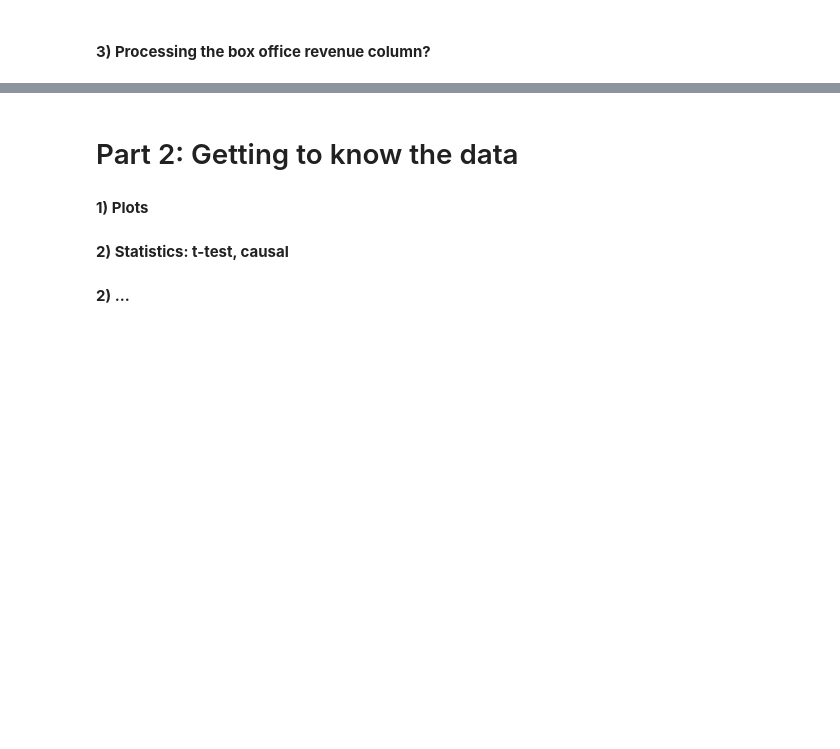
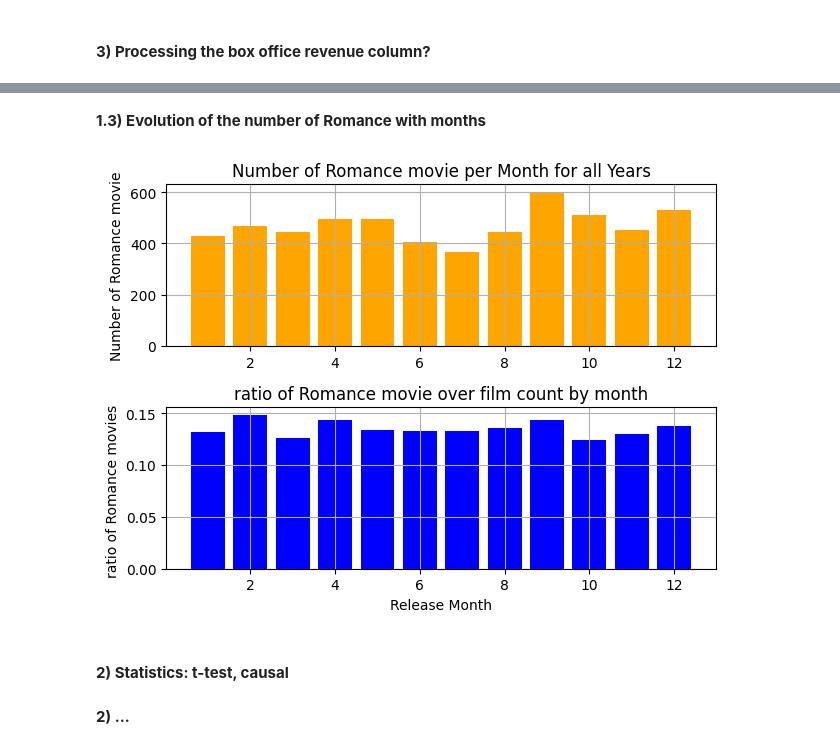
Before and after one commit to epfl-ada/ada-2023-project-dat4k, a Jupyter notebook: P2_final.ipynb, the cells around one changed output, grey strips where cells are left out. Cells and saved outputs as stored; diff of their text form; code cells hidden in the pictures; blank space fills up the shorter version.

```diff
--- a/P2_final.ipynb
+++ b/P2_final.ipynb
@@ -358,5 +384,9 @@ df_clean_genre.to_csv('Data/movie.metadata.genres.tsv', sep='\t')
+# %% [markdown]
+**1.3) Evolution of the number of Romance with months**
+# %%
+genre_distribution_over_month(df_clean_genre, 'Romance', film_counts_month)
+# %% [output]
+[figure, added]
 # %% [markdown]
-# Part 2: Getting to know the data
-#### **1) Plots**
 #### **2) Statistics: t-test, causal**
 #### **2) ...**
```
Also changed, not shown: parts of 9 cells of this notebook, 3 other files.
